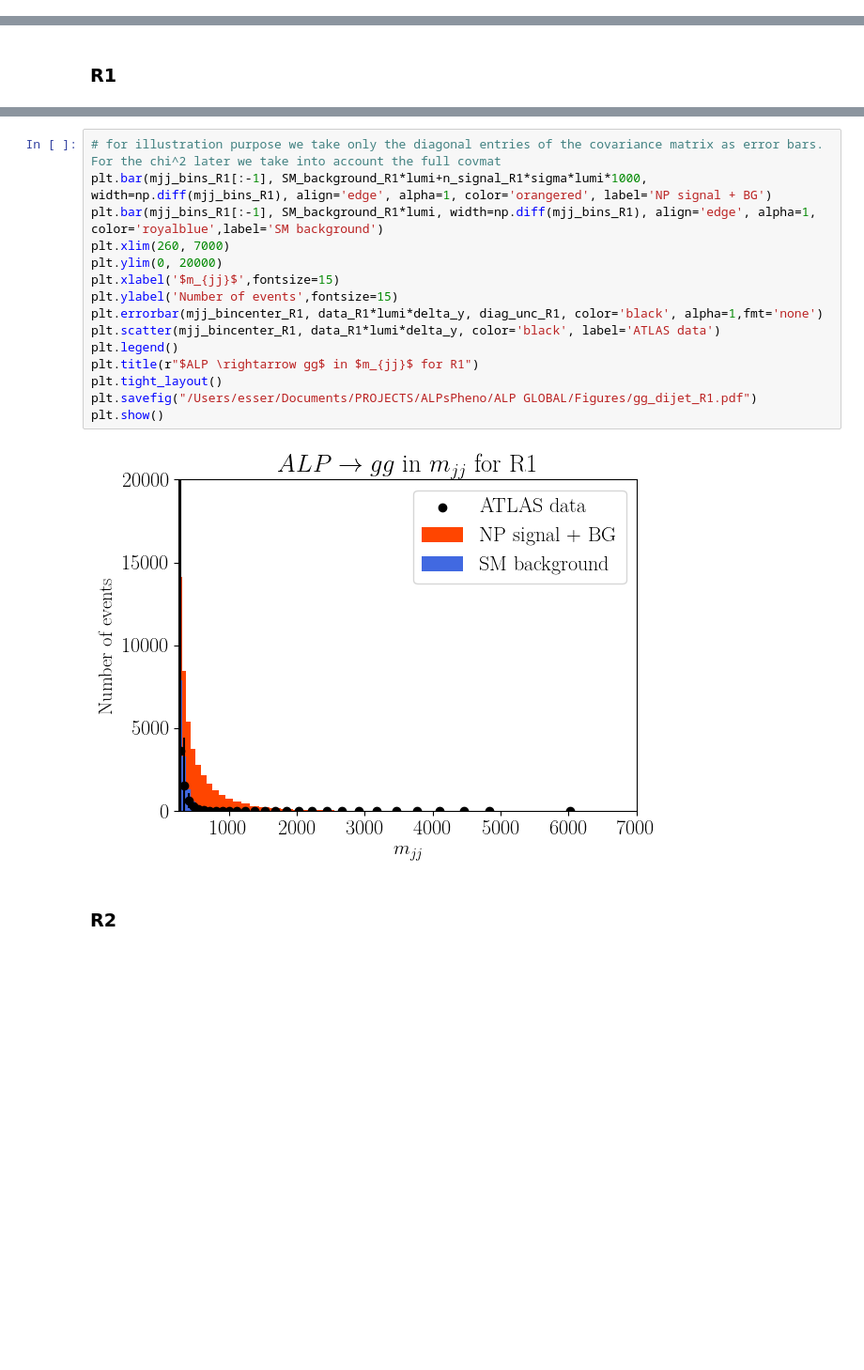
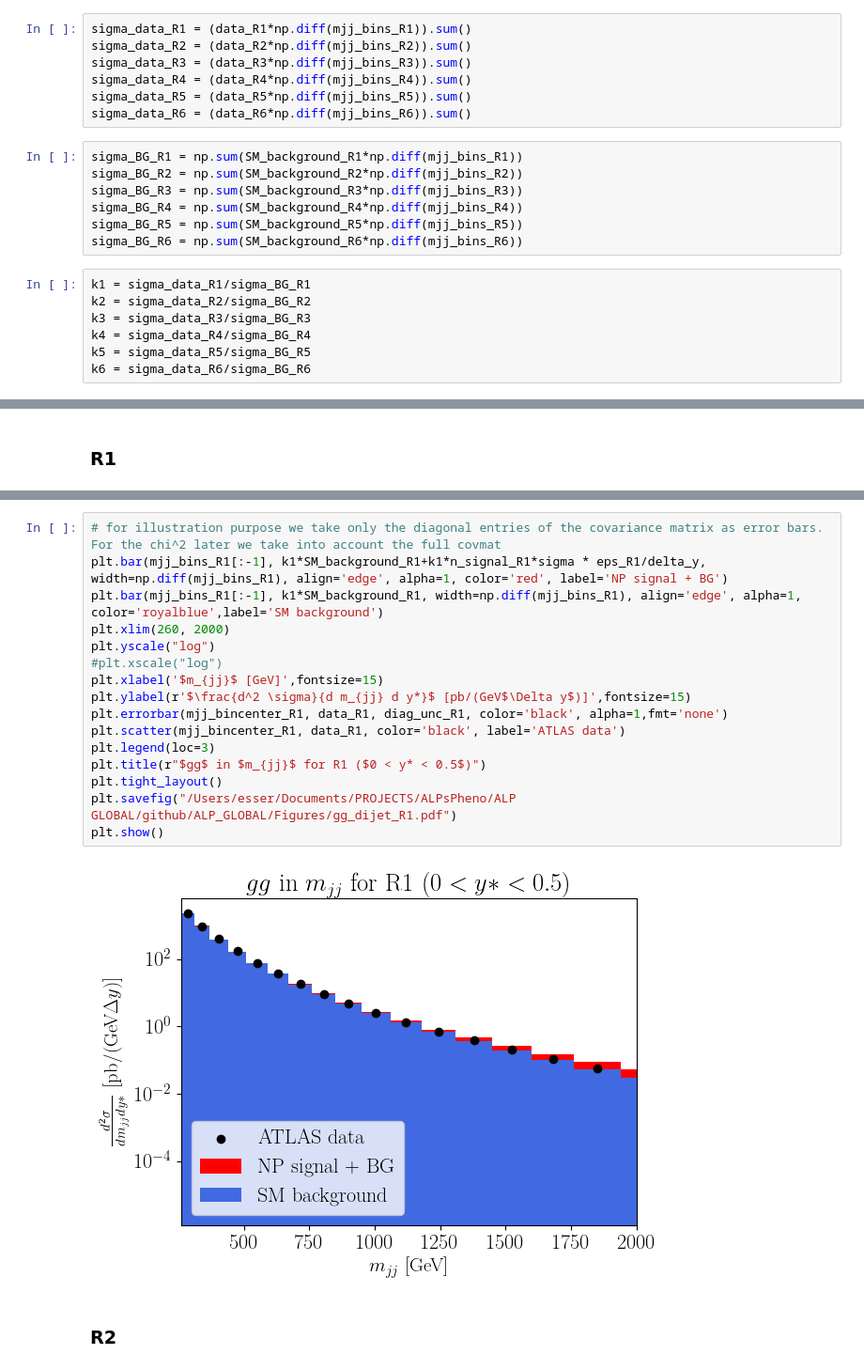
Before and after one commit to mariaubiali/ALPsPheno, a Jupyter notebook: ALP_Global/notebooks/gg_dijet.ipynb, the cells around one changed output, grey strips where cells are left out. Shown at 94% size. Drawn from its saved outputs; the diff is of its cells as text; blank space fills up the shorter version.

```diff
--- a/ALP_Global/notebooks/gg_dijet.ipynb
+++ b/ALP_Global/notebooks/gg_dijet.ipynb
@@ -568,0 +634,21 @@ ATLAS gives the data and background in events per bin and per bin width normalis
+# %%
+sigma_data_R1 = (data_R1*np.diff(mjj_bins_R1)).sum()
+sigma_data_R2 = (data_R2*np.diff(mjj_bins_R2)).sum()
+sigma_data_R3 = (data_R3*np.diff(mjj_bins_R3)).sum()
+sigma_data_R4 = (data_R4*np.diff(mjj_bins_R4)).sum()
+sigma_data_R5 = (data_R5*np.diff(mjj_bins_R5)).sum()
+sigma_data_R6 = (data_R6*np.diff(mjj_bins_R6)).sum()
+# %%
+sigma_BG_R1 = np.sum(SM_background_R1*np.diff(mjj_bins_R1))
+sigma_BG_R2 = np.sum(SM_background_R2*np.diff(mjj_bins_R2))
+sigma_BG_R3 = np.sum(SM_background_R3*np.diff(mjj_bins_R3))
+sigma_BG_R4 = np.sum(SM_background_R4*np.diff(mjj_bins_R4))
+sigma_BG_R5 = np.sum(SM_background_R5*np.diff(mjj_bins_R5))
+sigma_BG_R6 = np.sum(SM_background_R6*np.diff(mjj_bins_R6))
+# %%
+k1 = sigma_data_R1/sigma_BG_R1
+k2 = sigma_data_R2/sigma_BG_R2
+k3 = sigma_data_R3/sigma_BG_R3
+k4 = sigma_data_R4/sigma_BG_R4
+k5 = sigma_data_R5/sigma_BG_R5
+k6 = sigma_data_R6/sigma_BG_R6
@@ -584,19 +686,20 @@ acc = 1  # not post-selection cuts
 # %%
 # for illustration purpose we take only the diagonal entries of the covariance matrix as error bars. For the chi^2 later we take into account the full covmat
-plt.bar(mjj_bins_R1[:-1], SM_background_R1*lumi+n_signal_R1*sigma*lumi*1000, width=np.diff(mjj_bins_R1), align='edge', alpha=1, color='orangered', label='NP signal + BG')
-plt.bar(mjj_bins_R1[:-1], SM_background_R1*lumi, width=np.diff(mjj_bins_R1), align='edge', alpha=1, color='royalblue',label='SM background')
-plt.xlim(260, 7000)
-plt.ylim(0, 20000)
-plt.xlabel('$m_{jj}$',fontsize=15)
-plt.ylabel('Number of events',fontsize=15)
-plt.errorbar(mjj_bincenter_R1, data_R1*lumi*delta_y, diag_unc_R1, color='black', alpha=1,fmt='none')
-plt.scatter(mjj_bincenter_R1, data_R1*lumi*delta_y, color='black', label='ATLAS data')
-plt.legend()
-plt.title(r"$ALP \rightarrow gg$ in $m_{jj}$ for R1")
+plt.bar(mjj_bins_R1[:-1], k1*SM_background_R1+k1*n_signal_R1*sigma * eps_R1/delta_y, width=np.diff(mjj_bins_R1), align='edge', alpha=1, color='red', label='NP signal + BG')
+plt.bar(mjj_bins_R1[:-1], k1*SM_background_R1, width=np.diff(mjj_bins_R1), align='edge', alpha=1, color='royalblue',label='SM background')
+plt.xlim(260, 2000)
+plt.yscale("log")
+#plt.xscale("log")
+plt.xlabel('$m_{jj}$ [GeV]',fontsize=15)
+plt.ylabel(r'$\frac{d^2 \sigma}{d m_{jj} d y*}$ [pb/(GeV$\Delta y$)]',fontsize=15)
+plt.errorbar(mjj_bincenter_R1, data_R1, diag_unc_R1, color='black', alpha=1,fmt='none')
+plt.scatter(mjj_bincenter_R1, data_R1, color='black', label='ATLAS data')
+plt.legend(loc=3)
+plt.title(r"$gg$ in $m_{jj}$ for R1 ($0 < y* < 0.5$)")
 plt.tight_layout()
-plt.savefig("/Users/esser/Documents/PROJECTS/ALPsPheno/ALP GLOBAL/Figures/gg_dijet_R1.pdf")
+plt.savefig("/Users/esser/Documents/PROJECTS/ALPsPheno/ALP GLOBAL/github/ALP_GLOBAL/Figures/gg_dijet_R1.pdf")
 plt.show()
 # %% [output]
-[figure, old version]
+[figure, new version]
 # %% [markdown]
 ### R2
```
Also changed, not shown: parts of 64 cells of this notebook, 10 other files.
